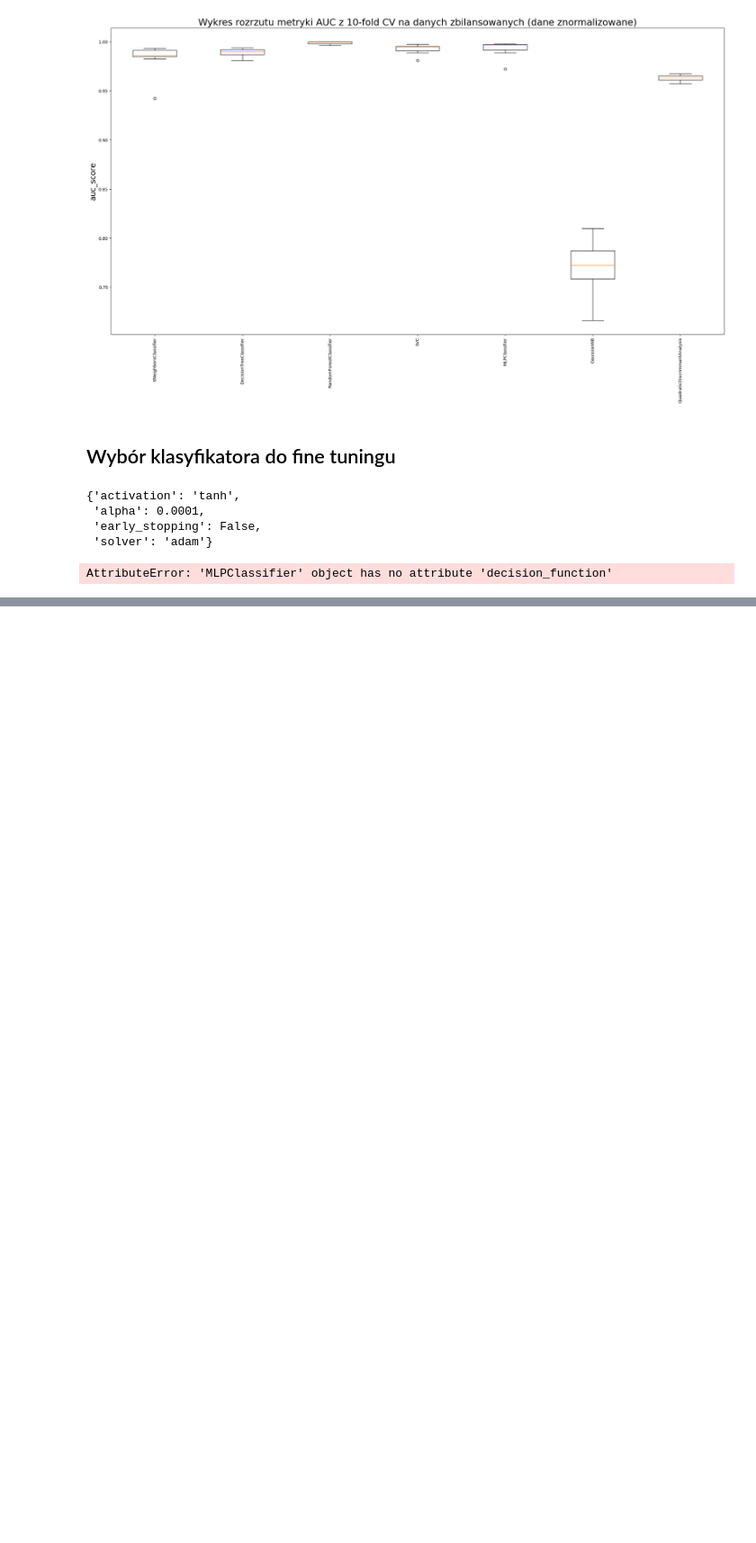
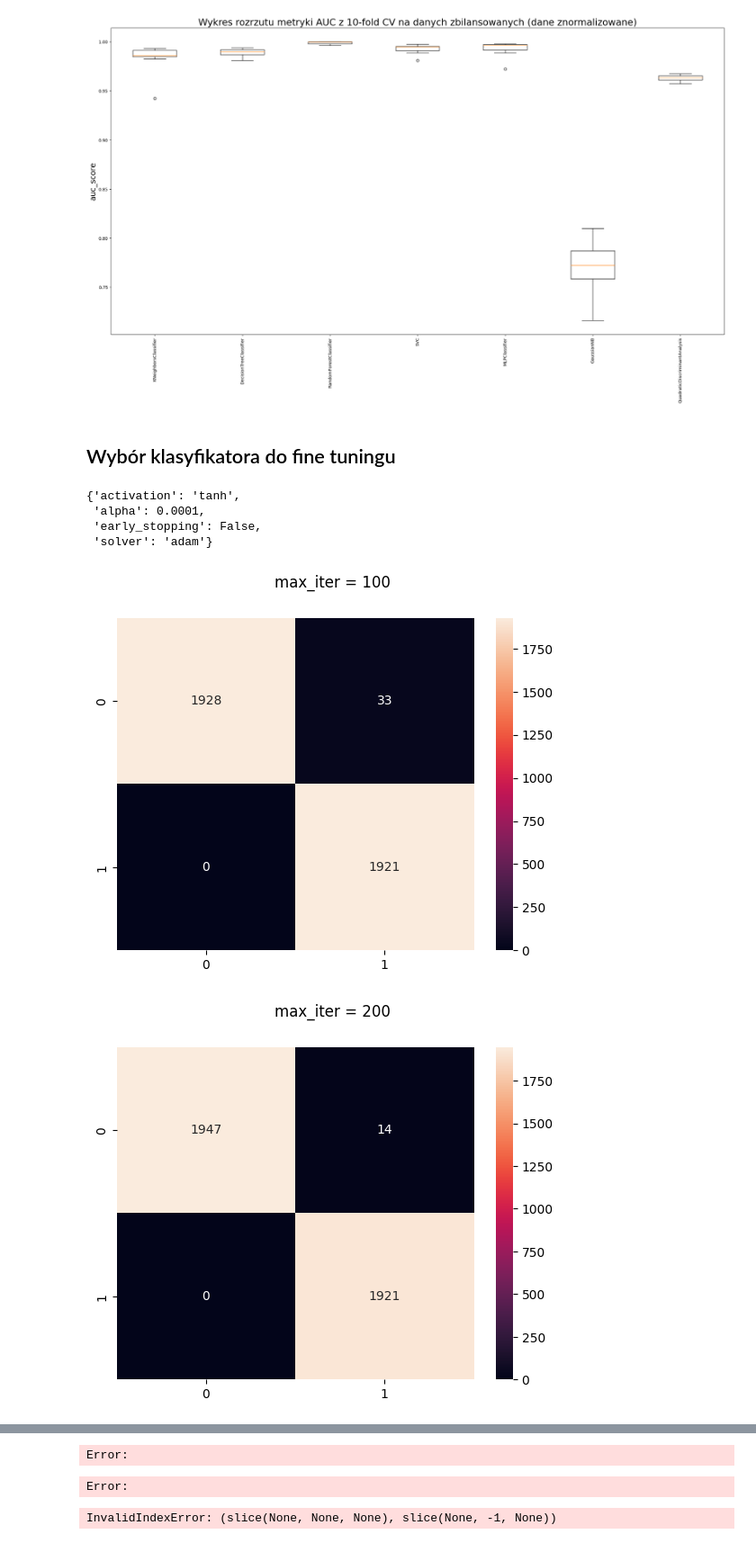
Before and after one commit to marcol13/SUS, a Jupyter notebook: imbalanced-data/imbalanced.ipynb, the cells around one changed output, grey strips where cells are left out. Shown at 90% size. Saved outputs shown, nothing was run; the diff lists cells and outputs as text; code cells hidden in the pictures; blank space fills up the shorter version.

```diff
--- a/imbalanced-data/imbalanced.ipynb
+++ b/imbalanced-data/imbalanced.ipynb
@@ -687,16 +780,17 @@ from sklearn.model_selection import GridSearchCV
 from sklearn.metrics import make_scorer
 # %%
 mlp = MLPClassifier()
-parameters = {'activation': ['logistic', 'tanh', 'relu'], 'solver': ['sgd', 'adam'], 'alpha': [0.0001, 0.001, 0.05], 'early_stopping': [True, False]}
+parameters = {'max_iter': np.linspace(100, 1000, 20)}
 scoring = {
     'Accuracy': 'accuracy',
     'G-Mean': make_scorer(geometric_mean_score),
     'AUC': make_scorer(roc_auc_score)
 }
 clf = GridSearchCV(mlp, parameters, cv=10, scoring=scoring, refit='Accuracy')
-clf.fit(X, y)
-best_params = clf.best_params_
-best_scores = clf.cv_results_
+res = clf.fit(X_train_res, y_train_res)
+Y_te = clf.predict(X_test_res)
+# best_params = clf.best_params_
+# best_scores = clf.cv_results_
 # mlp.fit(X_train_res, y_train_res)
 # acc_res, g_mean_res, auc_res = generate_score(clf_res, X_test_res, y_test_res)
 # %%
@@ -706,7 +800,22 @@ best_params
  'alpha': 0.0001,
  'early_stopping': False,
  'solver': 'adam'}
-# %%
-clf.decision_function(X)
-# %% [output]
-AttributeError: 'MLPClassifier' object has no attribute 'decision_function'
+# %%
+%matplotlib inline
+
+from sklearn.metrics import confusion_matrix
+
+import seaborn as sns
+
+X_tr, X_te, y_tr, y_te = train_test_split(X, y, test_size=0.33, random_state=42, stratify=y)
+
+for w in [100, 200, 300, 400, 500, 600]:
+    model = MLPClassifier(max_iter=w)
+    model.fit(X_train_res, y_train_res)
+    cm = confusion_matrix(y_test_res, model.predict(X_test_res))
+    sns.heatmap(cm, annot=True, fmt='g')
+    plt.suptitle(f'max_iter = {w}')
+    plt.show()
+# %% [output]
+[figure, added]
+[figure, added]
@@ -712,0 +826,45 @@ AttributeError: 'MLPClassifier' object has no attribute 'decision_function'
+# %%
+import pandas as pd
+
+fold = StratifiedKFold(n_splits=2, shuffle=True)
+results = []
+scores = []
+
+parameters = {'max_iter': np.linspace(100, 1000, 20).astype(np.uint16)}
+
+pd_x = pd.DataFrame(data[:, :-1])
+pd_y = pd.DataFrame(data[:, -1])
+
+for tr_idx, te_idx in fold.split(X, y):
+    X_tr, X_te = pd_x.loc[tr_idx], pd_x.loc[te_idx]
+    y_tr, y_te = pd_y.loc[tr_idx], pd_y.loc[te_idx]
+    scaler = StandardScaler()
+    X_tr = scaler.fit_transform(X_tr)
+    X_te = scaler.transform(X_te)
+    model = GridSearchCV(MLPClassifier(), param_grid=parameters, cv=10,
+                         refit='acc',
+                         scoring=dict(
+                             acc=make_scorer(accuracy_score),
+                             rocauc=make_scorer(roc_auc_score),
+                             gmean=make_scorer(geometric_mean_score)))
+    res = model.fit(X_tr, y_tr)
+    Y_te = model.predict(X_te)
+
+    results += [res]
+    scores += [dict(acc=accuracy_score(y_te, Y_te),
+                 gmean=geometric_mean_score(y_te, Y_te),
+                 rocauc=roc_auc_score(y_te, Y_te))]
+# %% [output]
+Error:
+Error:
+# %%
+xs = parameters['max_iter']
+plt.plot(xs, np.array([results[0].cv_results_[f'split{i}_test_acc'] for i in range(10)]).mean(0), label='accuracy')
+plt.plot(xs, np.array([results[0].cv_results_[f'split{i}_test_rocauc'] for i in range(10)]).mean(0), label='auc roc')
+plt.plot(xs, np.array([results[0].cv_results_[f'split{i}_test_gmean'] for i in range(10)]).mean(0), label='g-mean')
+plt.xlabel('reg param')
+plt.ylabel('score')
+plt.margins(x=0)
+plt.legend()
+# %% [output]
+InvalidIndexError: (slice(None, None, None), slice(None, -1, None))
```
Also changed, not shown: parts of 18 cells of this notebook.
